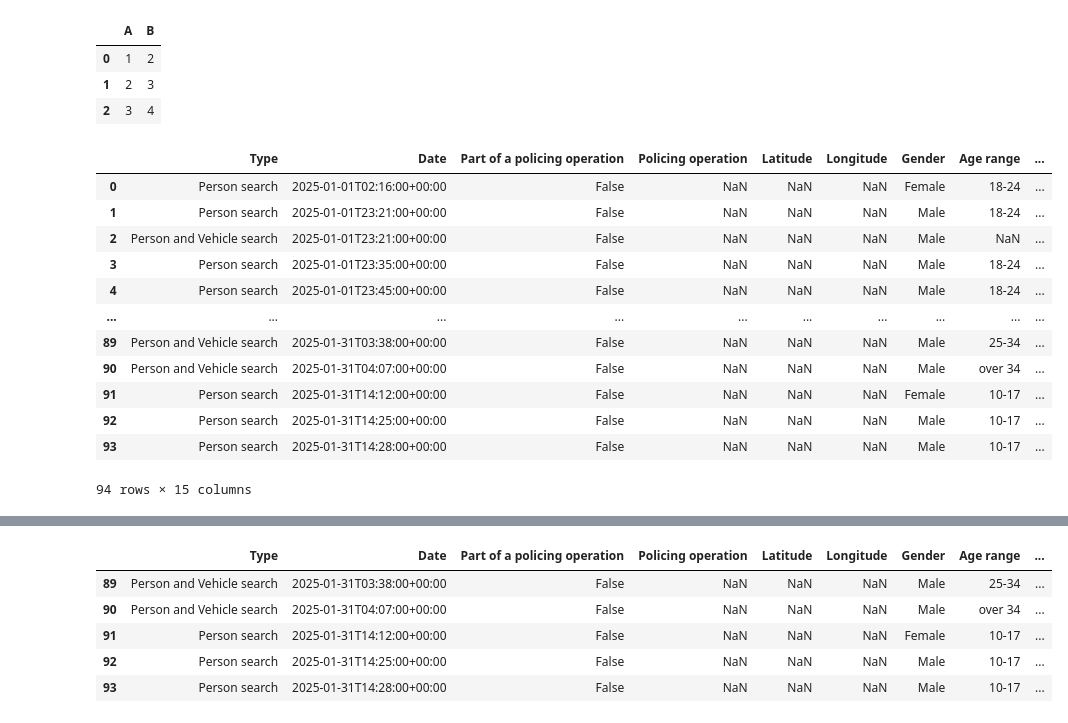
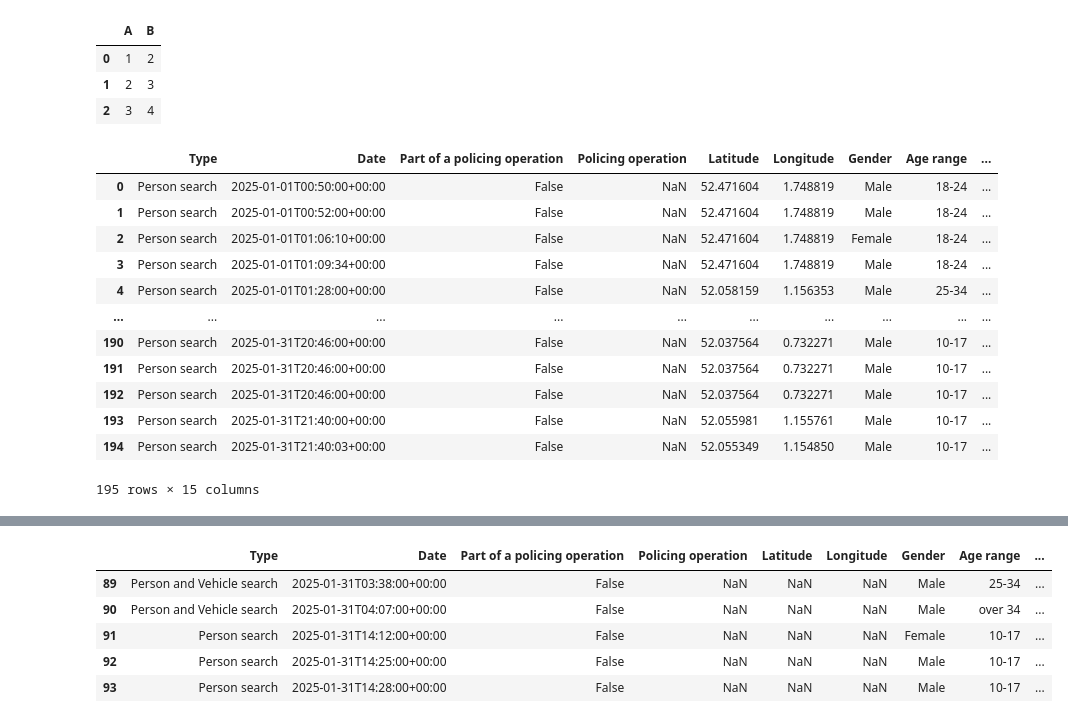
Before and after one commit to bbamknp2018/MSC_DPDM_2025, a Jupyter notebook: Data101_(dpdm24)_Chapter2.ipynb, the cells around one changed output, grey strips where cells are left out. Drawn from its saved outputs; the diff is of its cells as text; code cells hidden in the pictures.

```diff
--- a/Data101_(dpdm24)_Chapter2.ipynb
+++ b/Data101_(dpdm24)_Chapter2.ipynb
@@ -18,18 +18,18 @@ pandas.DataFrame({'A':[1,2,3], 'B':[2,3,4]})
 # %%
 import pandas as pd # โหลด pandas package แล้วตั้งชื่อให้ว่า pd แทน (import pakage and name it as ...)
 # %%
-pd.read_csv('/content/2025-01-warwickshire-stop-and-search.csv')
+pd.read_csv('/content/2025-01-suffolk-stop-and-search.csv')
 # %% [output]
 |  | Type | Date | Part of a policing operation | Policing operation | Latitude | Longitude | Gender | Age range | ... |
-| 0 | Person search | 2025-01-01T02:16:00+00:00 | False | NaN | NaN | NaN | Female | 18-24 | ... |
-| 1 | Person search | 2025-01-01T23:21:00+00:00 | False | NaN | NaN | NaN | Male | 18-24 | ... |
-| 2 | Person and Vehicle search | 2025-01-01T23:21:00+00:00 | False | NaN | NaN | NaN | Male | NaN | ... |
-| 3 | Person search | 2025-01-01T23:35:00+00:00 | False | NaN | NaN | NaN | Male | 18-24 | ... |
-| 4 | Person search | 2025-01-01T23:45:00+00:00 | False | NaN | NaN | NaN | Male | 18-24 | ... |
+| 0 | Person search | 2025-01-01T00:50:00+00:00 | False | NaN | 52.471604 | 1.748819 | Male | 18-24 | ... |
+| 1 | Person search | 2025-01-01T00:52:00+00:00 | False | NaN | 52.471604 | 1.748819 | Male | 18-24 | ... |
+| 2 | Person search | 2025-01-01T01:06:10+00:00 | False | NaN | 52.471604 | 1.748819 | Female | 18-24 | ... |
+| 3 | Person search | 2025-01-01T01:09:34+00:00 | False | NaN | 52.471604 | 1.748819 | Male | 18-24 | ... |
+| 4 | Person search | 2025-01-01T01:28:00+00:00 | False | NaN | 52.058159 | 1.156353 | Male | 25-34 | ... |
 | ... | ... | ... | ... | ... | ... | ... | ... | ... | ... |
-| 89 | Person and Vehicle search | 2025-01-31T03:38:00+00:00 | False | NaN | NaN | NaN | Male | 25-34 | ... |
-| 90 | Person and Vehicle search | 2025-01-31T04:07:00+00:00 | False | NaN | NaN | NaN | Male | over 34 | ... |
-| 91 | Person search | 2025-01-31T14:12:00+00:00 | False | NaN | NaN | NaN | Female | 10-17 | ... |
-| 92 | Person search | 2025-01-31T14:25:00+00:00 | False | NaN | NaN | NaN | Male | 10-17 | ... |
-| 93 | Person search | 2025-01-31T14:28:00+00:00 | False | NaN | NaN | NaN | Male | 10-17 | ... |
+| 190 | Person search | 2025-01-31T20:46:00+00:00 | False | NaN | 52.037564 | 0.732271 | Male | 10-17 | ... |
+| 191 | Person search | 2025-01-31T20:46:00+00:00 | False | NaN | 52.037564 | 0.732271 | Male | 10-17 | ... |
+| 192 | Person search | 2025-01-31T20:46:00+00:00 | False | NaN | 52.037564 | 0.732271 | Male | 10-17 | ... |
+| 193 | Person search | 2025-01-31T21:40:00+00:00 | False | NaN | 52.055981 | 1.155761 | Male | 10-17 | ... |
+| 194 | Person search | 2025-01-31T21:40:03+00:00 | False | NaN | 52.055349 | 1.154850 | Male | 10-17 | ... |
-94 rows × 15 columns
+195 rows × 15 columns
```
Also changed, not shown: parts of 6 cells of this notebook.
